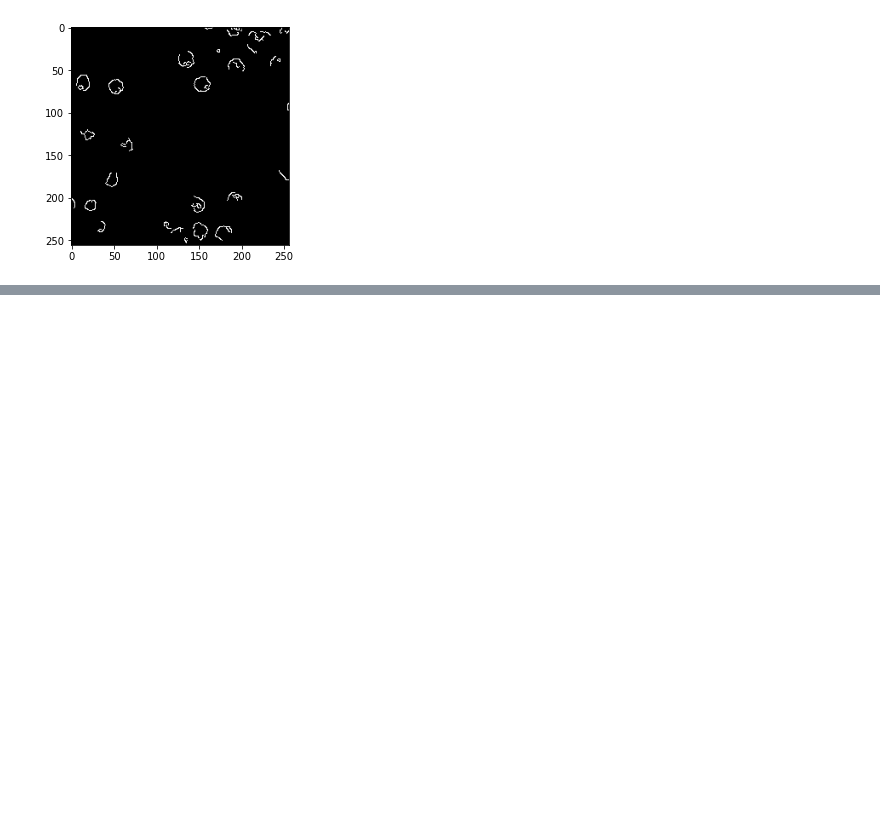
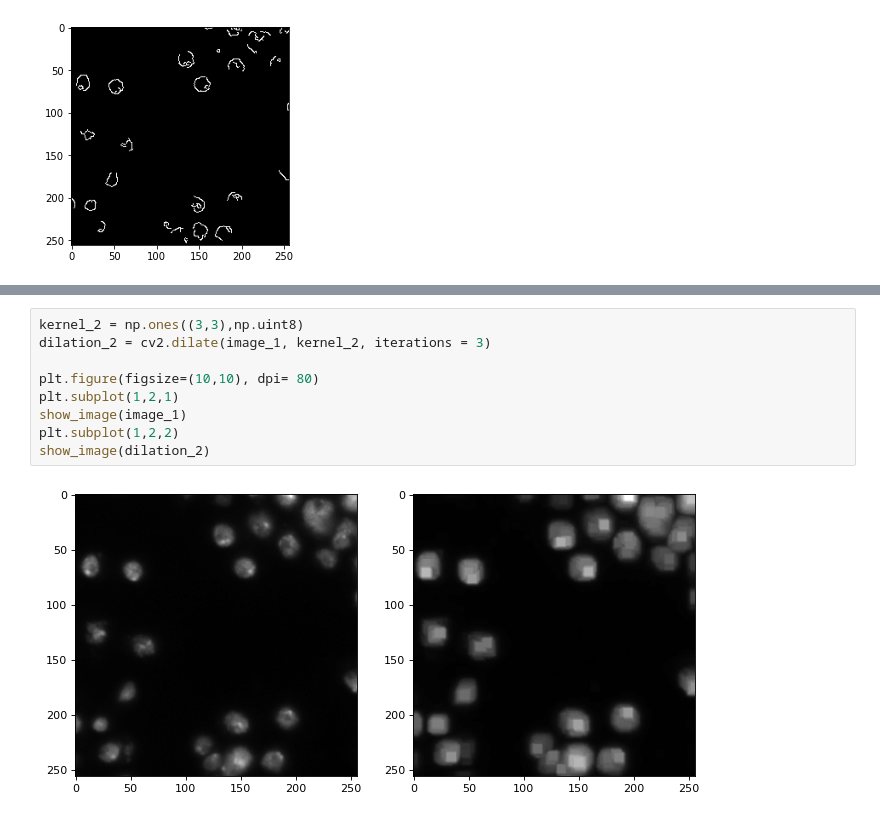
Before and after one commit to profjefer/biological-cells-counter, a Jupyter notebook: jupyter-notebooks/canny_filter.ipynb, the cells around one changed output, grey strips where cells are left out. Drawn from its saved outputs; the diff is of its cells as text; blank space fills up the shorter version.

```diff
--- a/jupyter-notebooks/canny_filter.ipynb
+++ b/jupyter-notebooks/canny_filter.ipynb
@@ -79,0 +93,11 @@ Możemy zauważyć, że dla kilku prób bardzo trudno jest osiągnąć oczekiwan
+# %%
+kernel_2 = np.ones((3,3),np.uint8)
+dilation_2 = cv2.dilate(image_1, kernel_2, iterations = 3)
+
+plt.figure(figsize=(10,10), dpi= 80)
+plt.subplot(1,2,1)
+show_image(image_1)
+plt.subplot(1,2,2)
+show_image(dilation_2)
+# %% [output]
+[figure, added]
```
Also changed, not shown: parts of 7 cells of this notebook.
